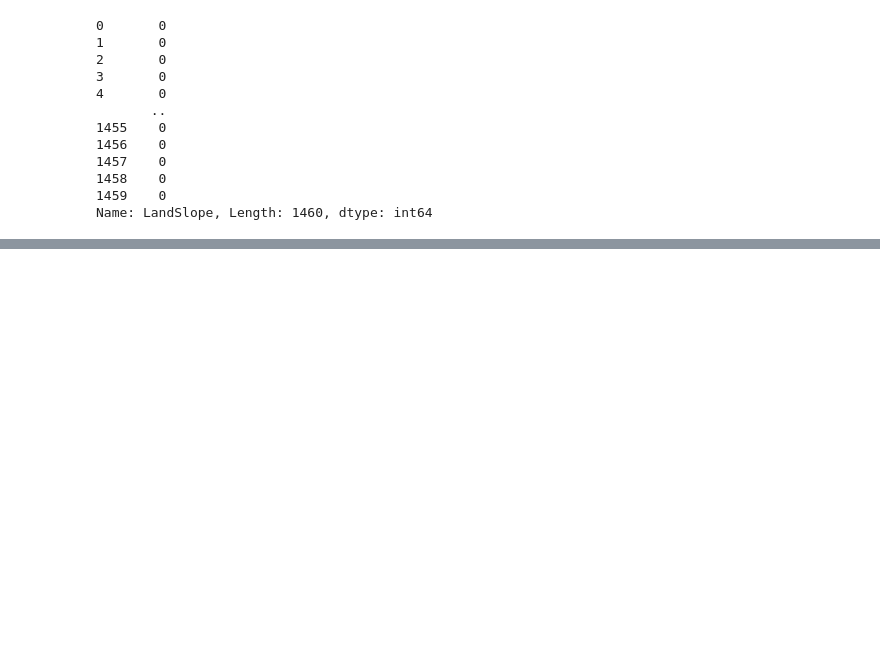
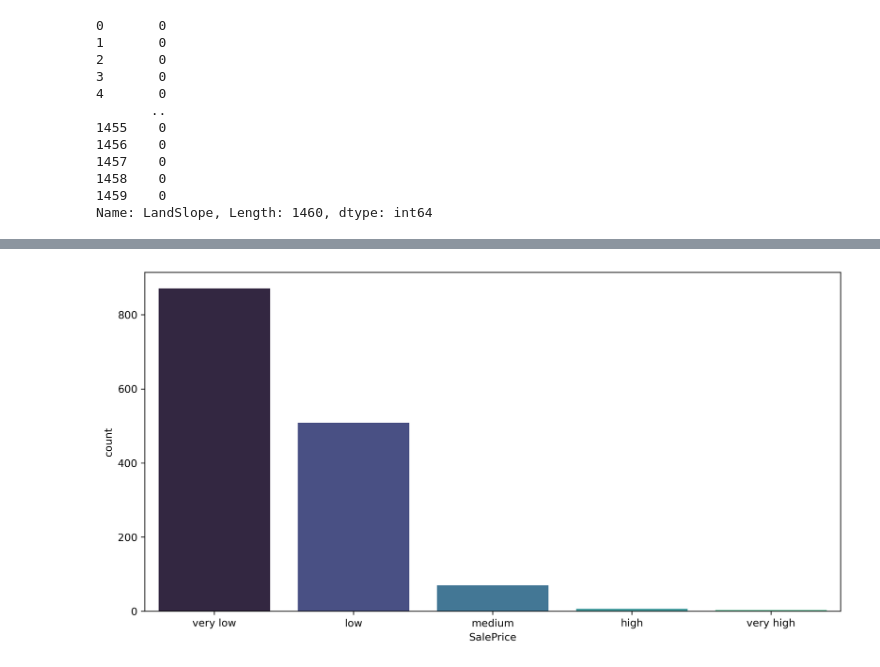
Before and after one commit to ashen007/Housing-Sale-Price-analysis, a Jupyter notebook: notebooks/clean data/phase_1.ipynb, the cells around one changed output, grey strips where cells are left out. Drawn from its saved outputs; the diff is of its cells as text; code cells hidden in the pictures; blank space fills up the shorter version.

Commit message:
convert quantitative data in to nominal or ordinal scale

```diff
--- a/notebooks/clean data/phase_1.ipynb
+++ b/notebooks/clean data/phase_1.ipynb
@@ -204,3 +204,7 @@ house['LandSlope']
 1458    0
 1459    0
 Name: LandSlope, Length: 1460, dtype: int64
+# %%
+# convert quantitative data into nominal or ordinal
+price_levels = pd.cut(x=house['SalePrice'],bins=5,labels=['very low','low','medium','high','very high'])
+price_levels
@@ -206,0 +225,6 @@ Name: LandSlope, Length: 1460, dtype: int64
+# %%
+plt.figure(figsize=[12,6],dpi=300)
+sns.countplot(x=price_levels,palette='mako')
+plt.show()
+# %% [output]
+[figure, added]
```
Also changed, not shown: parts of 2 cells of this notebook.
